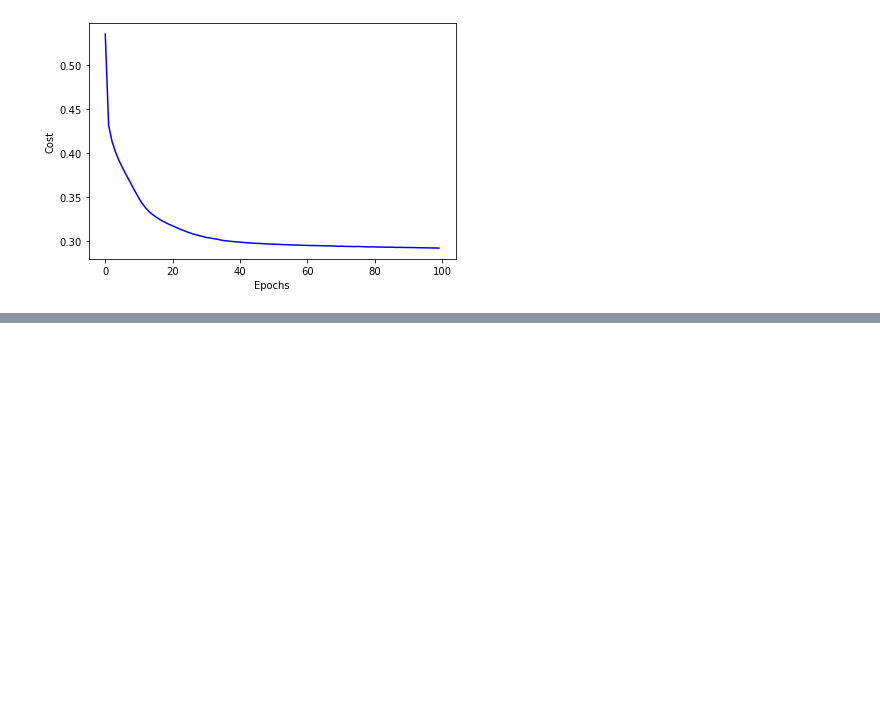
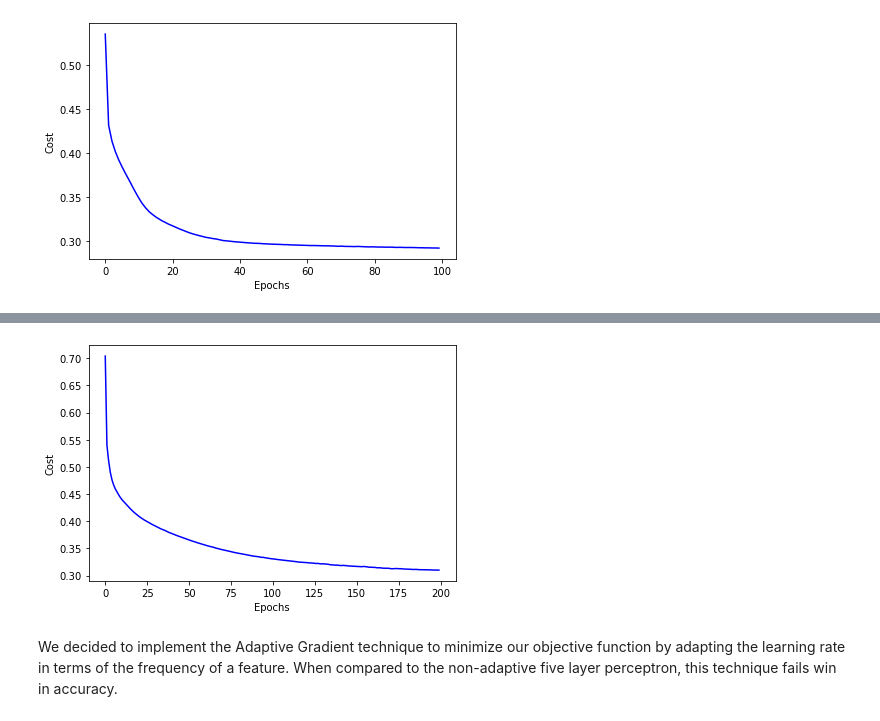
Before and after one commit to lukedemaio/MLLab04, a Jupyter notebook: Lab4.ipynb, the cells around one changed output, grey strips where cells are left out. Cells and saved outputs as stored; diff of their text form; code cells hidden in the pictures; blank space fills up the shorter version.

```diff
--- a/Lab4.ipynb
+++ b/Lab4.ipynb
@@ -1262,19 +1292,20 @@ class AdaGrad_FiveLayerPerceptron(object):
                                                   W1=self.W1,W2=self.W2,W3=self.W3,W4=self.W4,W5=self.W5)
 
 
-                #average magnitude of gradient each layers
-                #self.grad_W1_[i] = np.average(np.sqrt(np.sum(np.square(grad1))))
-                #self.grad_W2_[i] = np.average(np.sqrt(np.sum(np.square(grad2))))
-                #self.grad_W3_[i] = np.average(np.sqrt(np.sum(np.square(grad3))))
-                #self.grad_W4_[i] = np.average(np.sqrt(np.sum(np.square(grad4))))
-                #self.grad_W5_[i] = np.average(np.sqrt(np.sum(np.square(grad5))))
+                #Sum of the outer products of the gradient per layer
+                self.grad_W1_ = np.sum(grad1@grad1.T)
+                self.grad_W2_ = np.sum(grad2@grad2.T)
+                self.grad_W3_ = np.sum(grad3@grad3.T)
+                self.grad_W4_ = np.sum(grad4@grad4.T)
+                self.grad_W5_ = np.sum(grad5@grad5.T)
+
 
                 #Update each matrix to minimize objective
-                self.W1 -= self.eta * (1/np.sqrt(self.epsilon+np.square(grad1)))*grad1
-                self.W2 -= self.eta * (1/np.sqrt(self.epsilon+np.square(grad2)))*grad2
-                self.W3 -= self.eta * (1/np.sqrt(self.epsilon+np.square(grad3)))*grad3
-                self.W4 -= self.eta * (1/np.sqrt(self.epsilon+np.square(grad4)))*grad4
-                self.W5 -= self.eta * (1/np.sqrt(self.epsilon+np.square(grad5)))*grad5
+                self.W1 -= self.eta * (1/np.sqrt(self.epsilon+self.grad_W1_))*grad1
+                self.W2 -= self.eta * (1/np.sqrt(self.epsilon+self.grad_W2_))*grad2
+                self.W3 -= self.eta * (1/np.sqrt(self.epsilon+self.grad_W3_))*grad3
+                self.W4 -= self.eta * (1/np.sqrt(self.epsilon+self.grad_W4_))*grad4
+                self.W5 -= self.eta * (1/np.sqrt(self.epsilon+self.grad_W5_))*grad5
 
             self.cost_.append(mini_cost)
             self.score_.append(accuracy_score(y_data,self.predict(X_data)))
@@ -1307,0 +1321,4 @@ We decided to implement the Adaptive Gradient technique to minimize our objectiv
+# %%
+params = { 'n_hidden':86,
+         'C':0.01, 'epochs':200, 'eta':0.001,'minibatches':len(X_train)/35,
+         'shuffle':True,'random_state':1, 'epsilon':1e-7}
@@ -1308,3 +1337,15 @@ We decided to implement the Adaptive Gradient technique to minimize our objectiv
+# %%
+cost_avgs = [np.mean(x) for x in nn_5amcg.cost_]
+
+plt.plot(range(len(cost_avgs)), cost_avgs, color='blue')
+plt.ylabel('Cost')
+plt.xlabel('Epochs')
+plt.tight_layout()
+plt.show()
+# %% [output]
+[figure, added]
+# %% [markdown]
+We decided to implement the Adaptive Gradient technique to minimize our objective function by adapting the learning rate in terms of the frequency of a feature. When compared to the non-adaptive five layer perceptron, this technique fails win in accuracy.
 # %%
 class Adam_FiveLayerPerceptron(object):
     def __init__(self, n_hidden=1,
```
Also changed, not shown: parts of 53 cells of this notebook.
